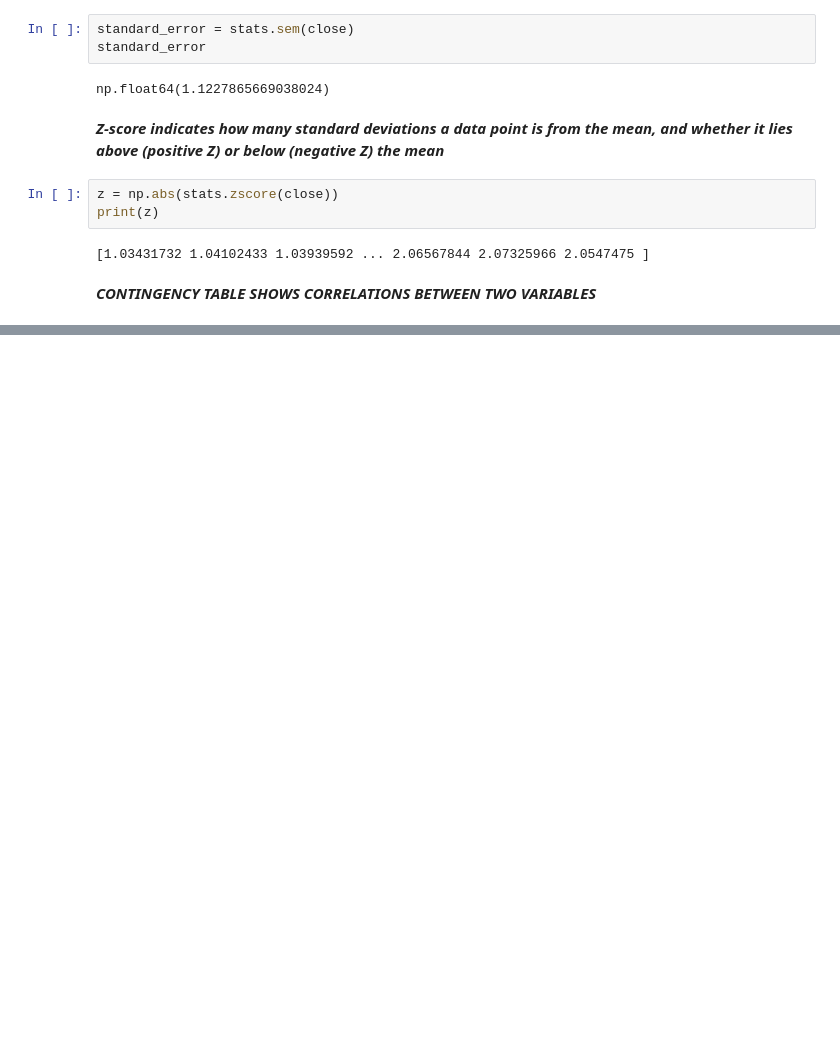
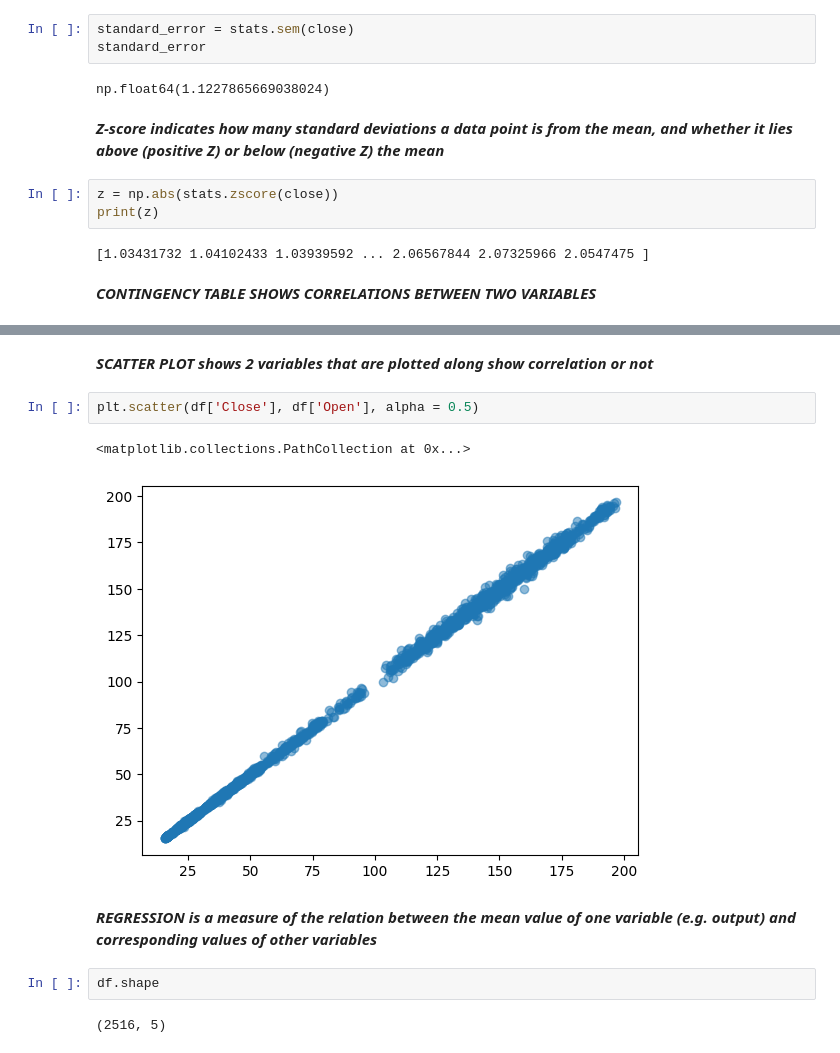
Before and after one commit to prasad14082000/Quant-Time-Series-Forecasting-ML, a Jupyter notebook: BASICS/008_Basic-statistics.ipynb, the cells around one changed output, grey strips where cells are left out. Cells and saved outputs as stored; diff of their text form; blank space fills up the shorter version.

Commit message:
regression

```diff
--- a/BASICS/008_Basic-statistics.ipynb
+++ b/BASICS/008_Basic-statistics.ipynb
@@ -131,0 +153,13 @@ print(z)
+# %% [markdown]
+***SCATTER PLOT shows 2 variables that are plotted along show correlation or not***
+# %%
+plt.scatter(df['Close'], df['Open'], alpha = 0.5)
+# %% [output]
+<matplotlib.collections.PathCollection at 0x...>
+[figure, added]
+# %% [markdown]
+***REGRESSION is a measure of the relation between the mean value of one variable (e.g. output) and corresponding values of other variables***
+# %%
+df.shape
+# %% [output]
+(2516, 5)
```
Also changed, not shown: parts of 5 cells of this notebook.
